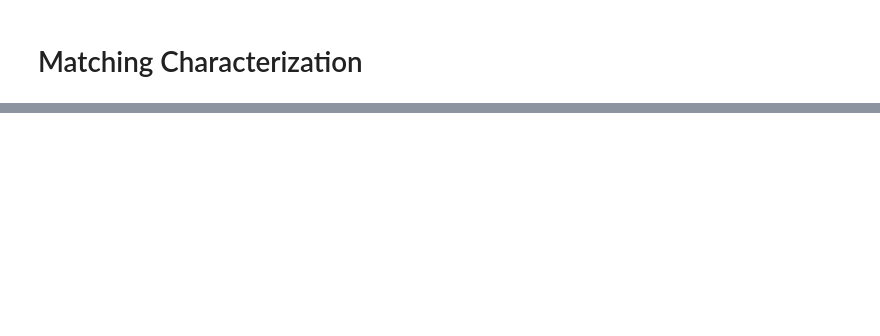
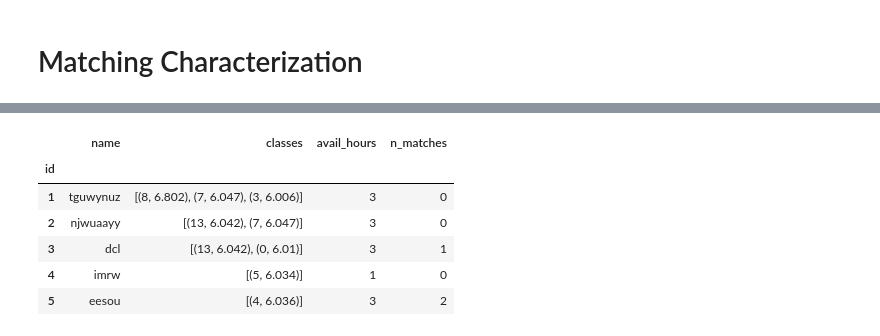
Before and after one commit to neighthan/class_matching, a Jupyter notebook: tutor_tutee_matching.ipynb, the cells around one changed output, grey strips where cells are left out. Cells and saved outputs as stored; diff of their text form; code cells hidden in the pictures; blank space fills up the shorter version.

```diff
--- a/tutor_tutee_matching.ipynb
+++ b/tutor_tutee_matching.ipynb
@@ -406,0 +579,10 @@ matching.head()
+# %%
+tutor_info.head()
+# %% [output]
+|  | name | classes | avail_hours | n_matches |
+| id |  |  |  |  |
+| 1 | tguwynuz | [(8, 6.802), (7, 6.047), (3, 6.006)] | 3 | 0 |
+| 2 | njwuaayy | [(13, 6.042), (7, 6.047)] | 3 | 0 |
+| 3 | dcl | [(13, 6.042), (0, 6.01)] | 3 | 1 |
+| 4 | imrw | [(5, 6.034)] | 1 | 0 |
+| 5 | eesou | [(4, 6.036)] | 3 | 2 |
```
Also changed, not shown: parts of 32 cells of this notebook, 1 other file.
